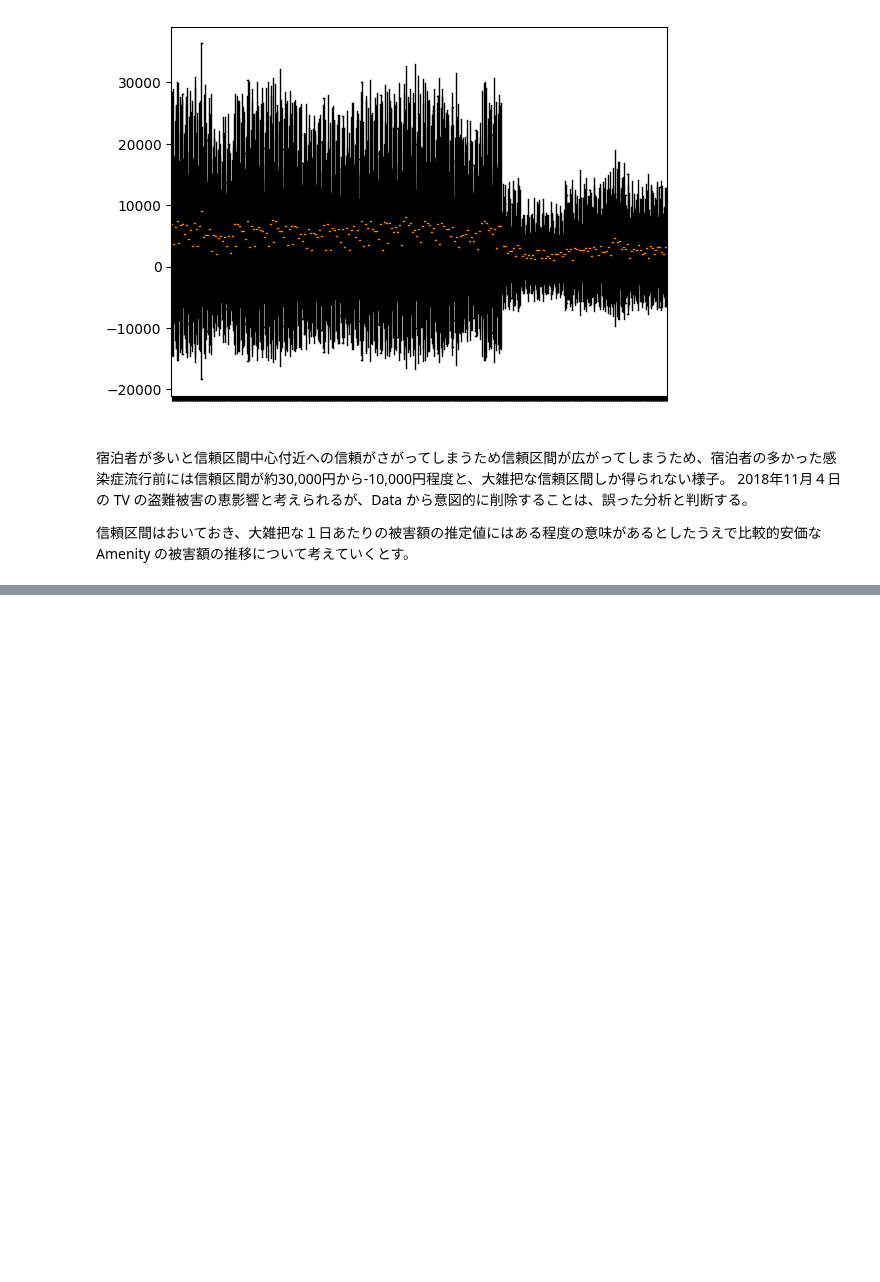
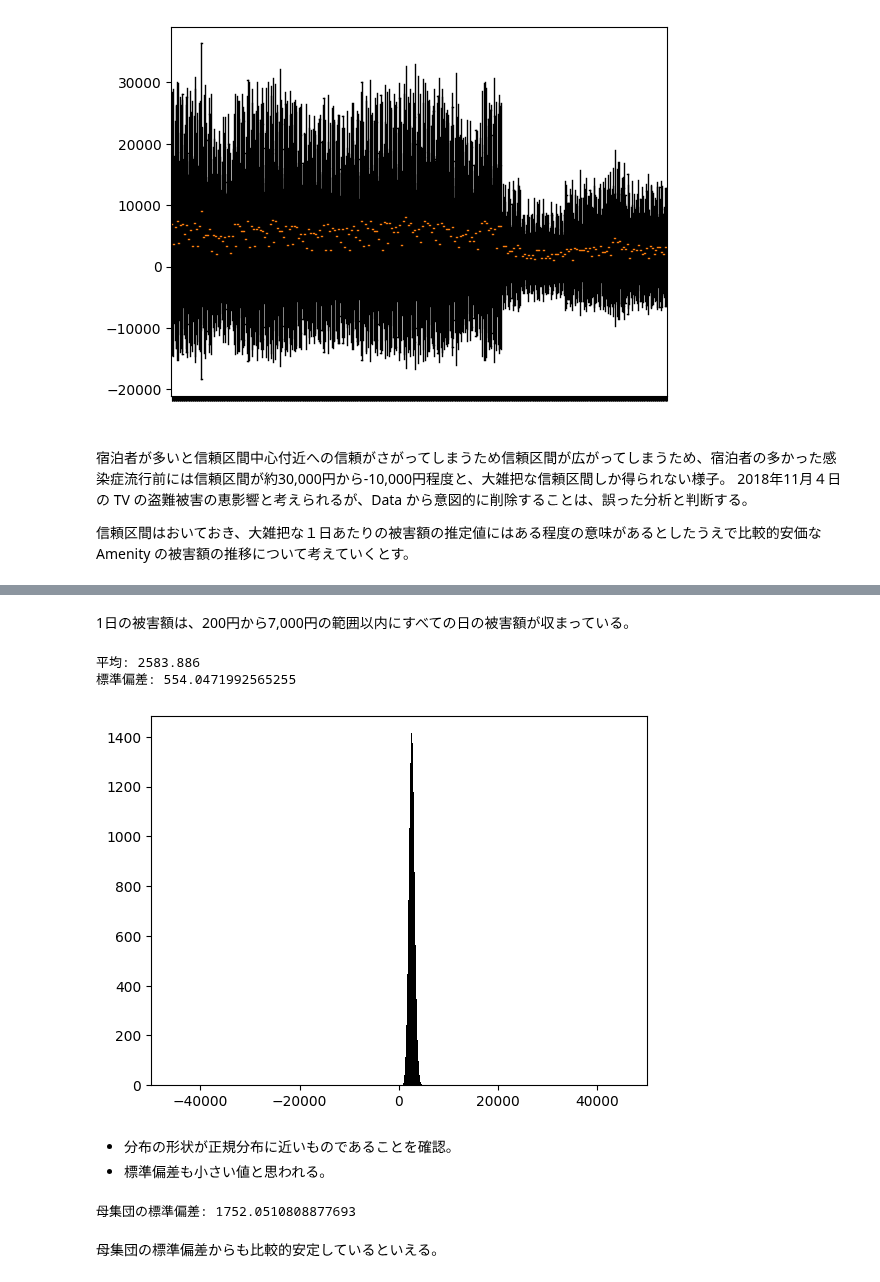
Before and after one commit to 1024xx4/math_programing_for_ai_and_ds, a Jupyter notebook: section03/section03.ipynb, the cells around one changed output, grey strips where cells are left out. Saved outputs shown, nothing was run; the diff lists cells and outputs as text; code cells hidden in the pictures; blank space fills up the shorter version.

```diff
--- a/section03/section03.ipynb
+++ b/section03/section03.ipynb
@@ -481,0 +524,48 @@ plt.show()
+# %% [markdown]
+1日の被害額は、200円から7,000円の範囲以内にすべての日の被害額が収まっている。
+# %%
+# 10日間を Random-sampling して平均値の分布を算出する
+import numpy as np
+
+num_sample = 10  # Sample数（Sample集団の大きさ）を設定
+
+# 試行回数を設定
+num_trial = 10_000
+x_trial = np.zeros(num_trial)
+
+# Sample平均の算出を試行
+for i in range(num_trial):
+    # Sample を抽出
+    x = list_amount
+    x_sample = np.random.choice(x, num_sample)
+    x_ave = np.average(x_sample)  # 平均を計算
+    x_trial[i] = x_ave  # 値を格納
+
+# Sample平均の平均・標準偏差を計算
+x_trial_ave = np.average(x_trial)
+x_trial_std = np.std(x_trial)
+print(f"平均: {x_trial_ave}")
+print(f"標準偏差: {x_trial_std}")
+
+# 描画
+num_bin = 21
+plt.hist(x_trial, num_bin, color='k')
+plt.xlim([-50_000, 50_000])
+plt.show()
+# %% [output]
+平均: 2583.886
+標準偏差: 554.0471992565255
+[figure, added]
+# %% [markdown]
+- 分布の形状が正規分布に近いものであることを確認。
+- 標準偏差も小さい値と思われる。
+# %%
+# 安価な Amenity の平均・標準偏差を推定する
+import numpy as np
+
+org_std = np.sqrt(num_sample) * x_trial_std  # 母集団の標準偏差を計算
+print(f"母集団の標準偏差: {org_std}")
+# %% [output]
+母集団の標準偏差: 1752.0510808877693
+# %% [markdown]
+母集団の標準偏差からも比較的安定しているといえる。
```
Also changed, not shown: parts of 3 cells of this notebook.
